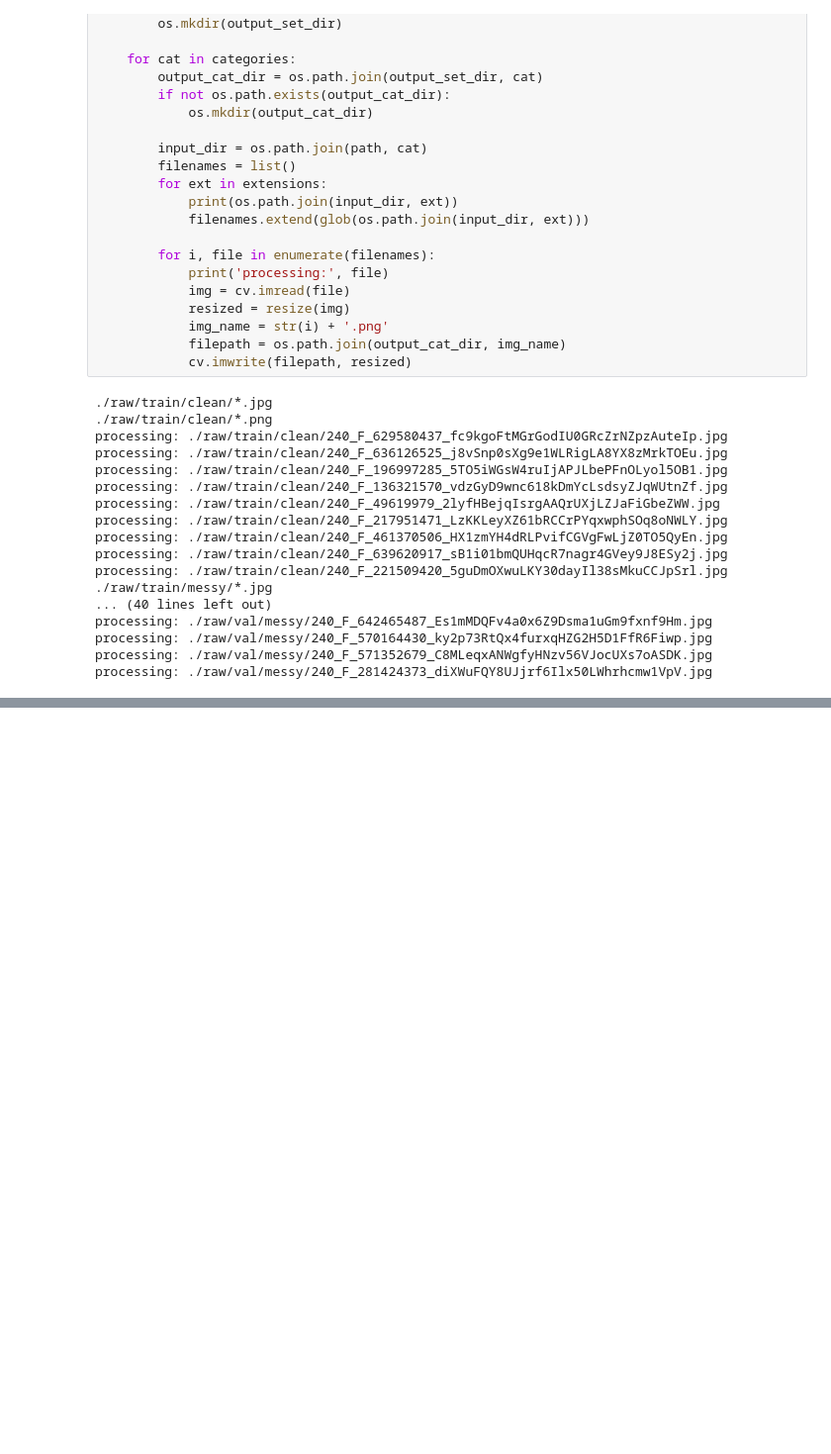
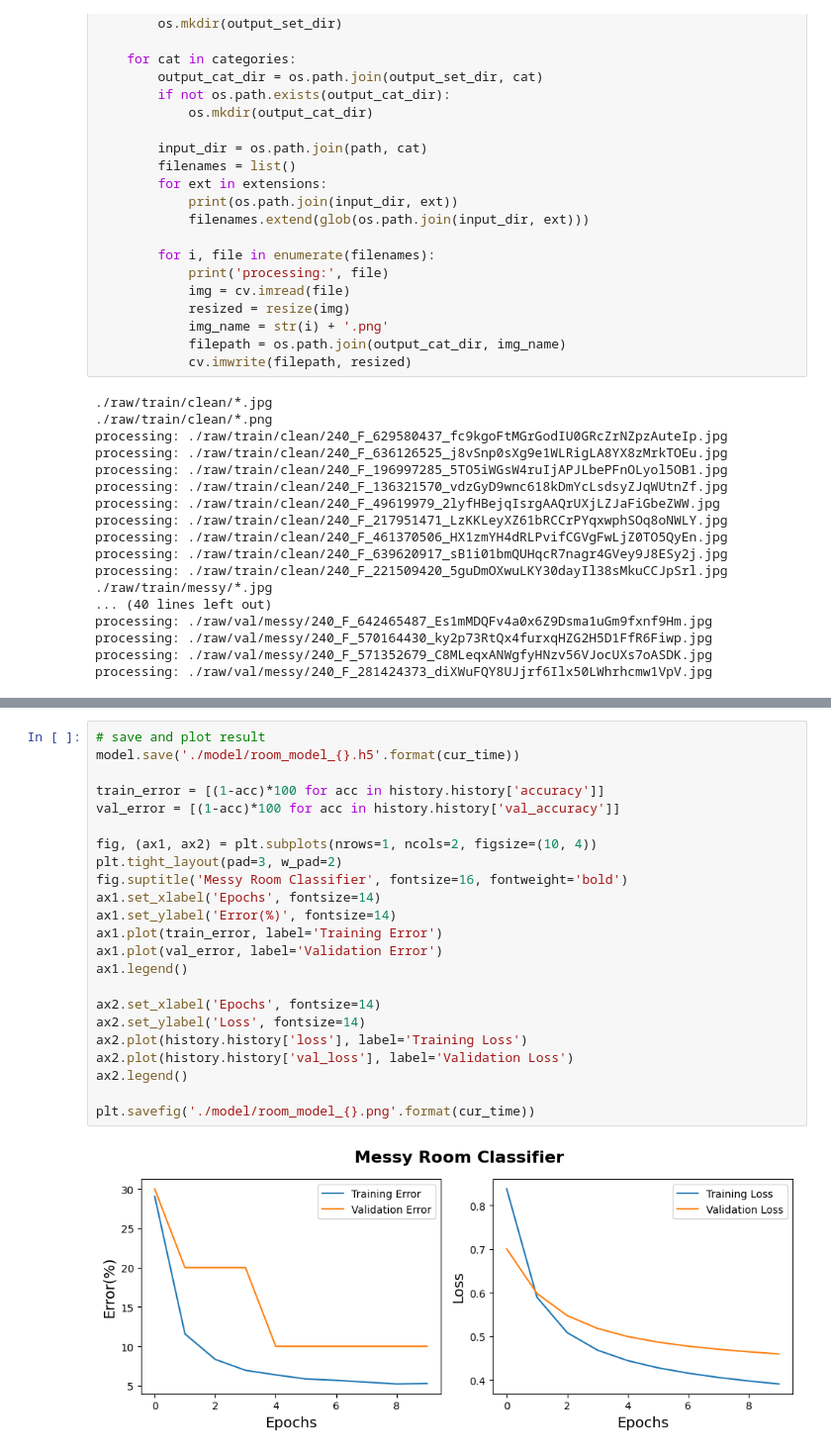
Before and after one commit to trehansalil/clean_or_no_clean, a Jupyter notebook: test.ipynb, the cells around one changed output, grey strips where cells are left out. Shown: that part at 99% size. Cells and saved outputs as stored; diff of their text form; blank space fills up the shorter version.

```diff
--- a/test.ipynb
+++ b/test.ipynb
@@ -177,0 +269,25 @@ Error:
+# %%
+# save and plot result
+model.save('./model/room_model_{}.h5'.format(cur_time))
+
+train_error = [(1-acc)*100 for acc in history.history['accuracy']]
+val_error = [(1-acc)*100 for acc in history.history['val_accuracy']]
+
+fig, (ax1, ax2) = plt.subplots(nrows=1, ncols=2, figsize=(10, 4))
+plt.tight_layout(pad=3, w_pad=2)
+fig.suptitle('Messy Room Classifier', fontsize=16, fontweight='bold')
+ax1.set_xlabel('Epochs', fontsize=14)
+ax1.set_ylabel('Error(%)', fontsize=14)
+ax1.plot(train_error, label='Training Error')
+ax1.plot(val_error, label='Validation Error')
+ax1.legend()
+
+ax2.set_xlabel('Epochs', fontsize=14)
+ax2.set_ylabel('Loss', fontsize=14)
+ax2.plot(history.history['loss'], label='Training Loss')
+ax2.plot(history.history['val_loss'], label='Validation Loss')
+ax2.legend()
+
+plt.savefig('./model/room_model_{}.png'.format(cur_time))
+# %% [output]
+[figure, added]
```
Also changed, not shown: parts of 10 cells of this notebook.
